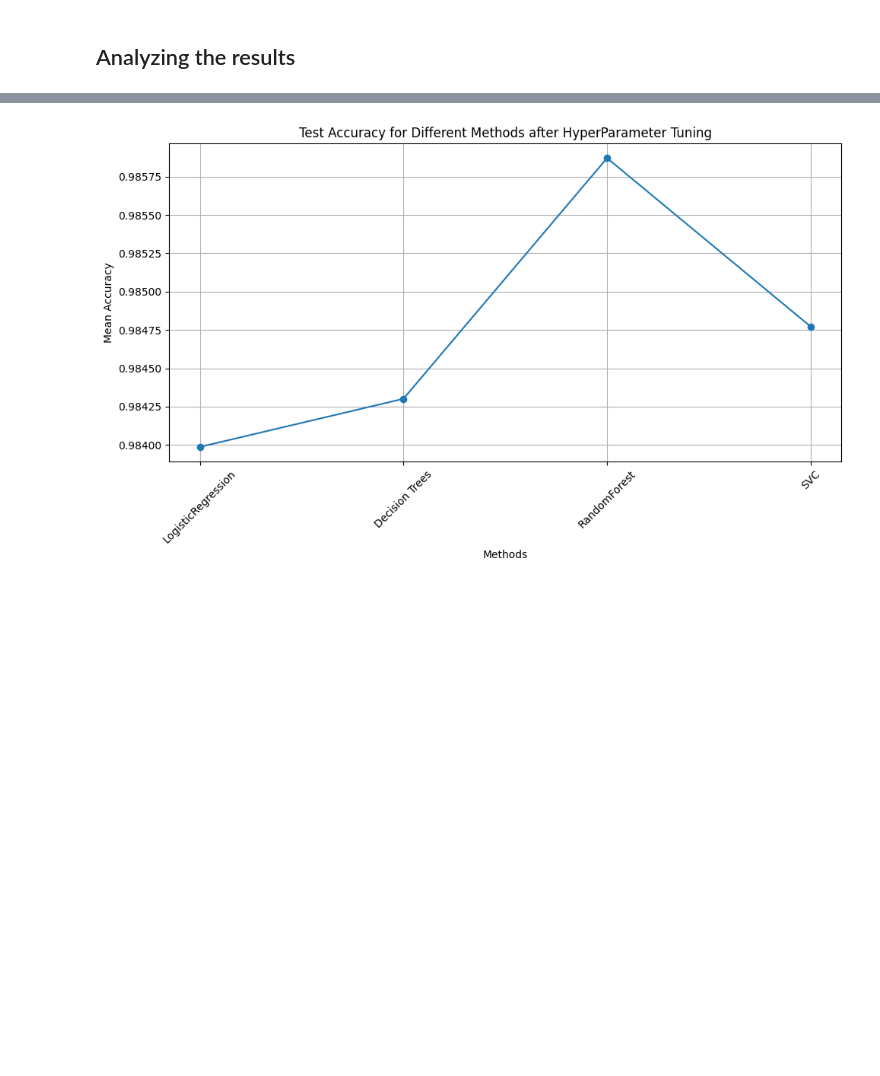
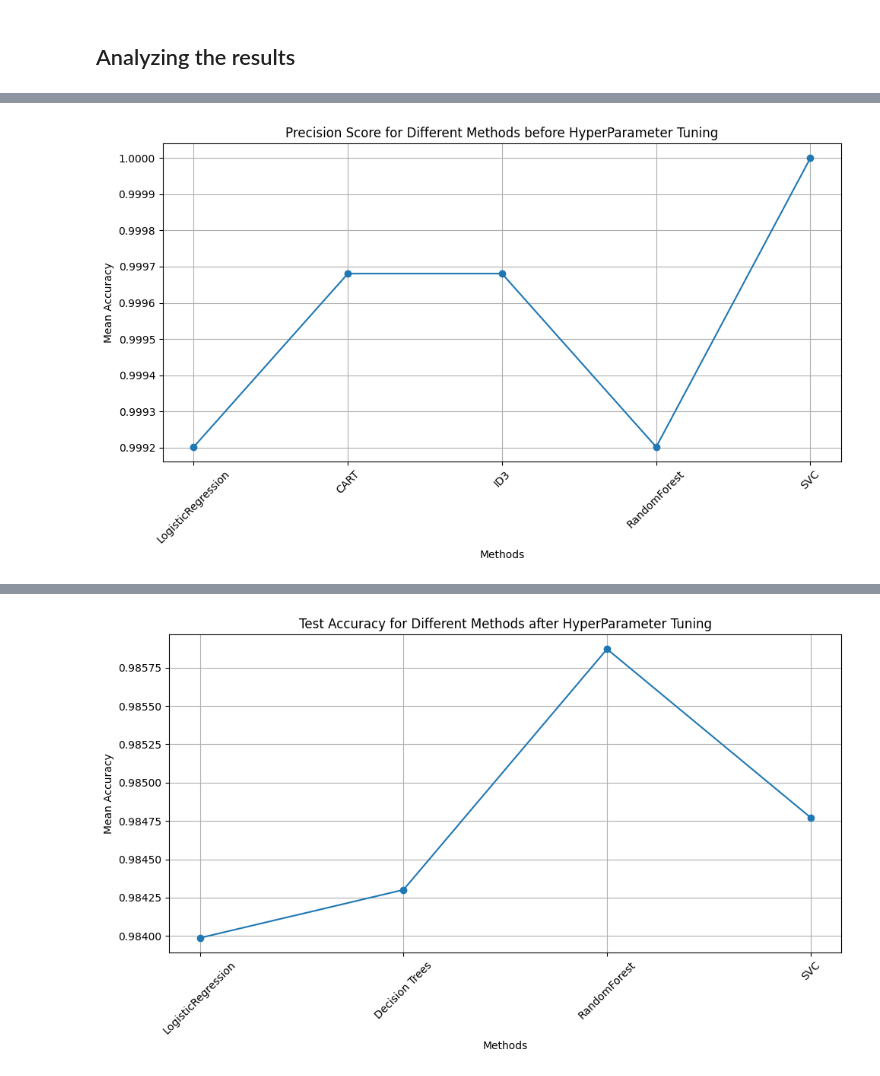
Before and after one commit to Nishtha077/Accelerometer-Gyrometer-Activity-Classification, a Jupyter notebook: accelerometer_gyro_mobile_phone.ipynb, the cells around one changed output, grey strips where cells are left out. Cells and saved outputs as stored; diff of their text form; code cells hidden in the pictures; blank space fills up the shorter version.

```diff
--- a/accelerometer_gyro_mobile_phone.ipynb
+++ b/accelerometer_gyro_mobile_phone.ipynb
@@ -375,0 +410,4 @@ Accuracy of Decision Tree ID3 - Cross Val score  0.9812772467870904
+# %%
+id3_p = precision_score(test_results_dt_id3, y_test)
+id3_r = recall_score(test_results_dt_id3, y_test)
+id3_f1 = f1_score(test_results_dt_id3, y_test)
@@ -402,0 +449,4 @@ Accuracy of Random Forest - Cross Val score  0.9832398013114823
+# %%
+rf_p = precision_score(test_results_rf, y_test)
+rf_r = recall_score(test_results_rf, y_test)
+rf_f1 = f1_score(test_results_rf, y_test)
@@ -429,0 +488,4 @@ Accuracy of SVC - Cross Val score  0.9815127410028976
+# %%
+svc_p = precision_score(test_results_svc, y_test)
+svc_r = recall_score(test_results_svc, y_test)
+svc_f1 = f1_score(test_results_svc, y_test)
@@ -589,0 +641,4 @@ plt.show()
+# %%
+plot([lr_p, cart_p, id3_p, rf_p, svc_p], 'Precision Score for Different Methods before HyperParameter Tuning')
+# %% [output]
+[figure, added]
```
Also changed, not shown: parts of 34 cells of this notebook.
